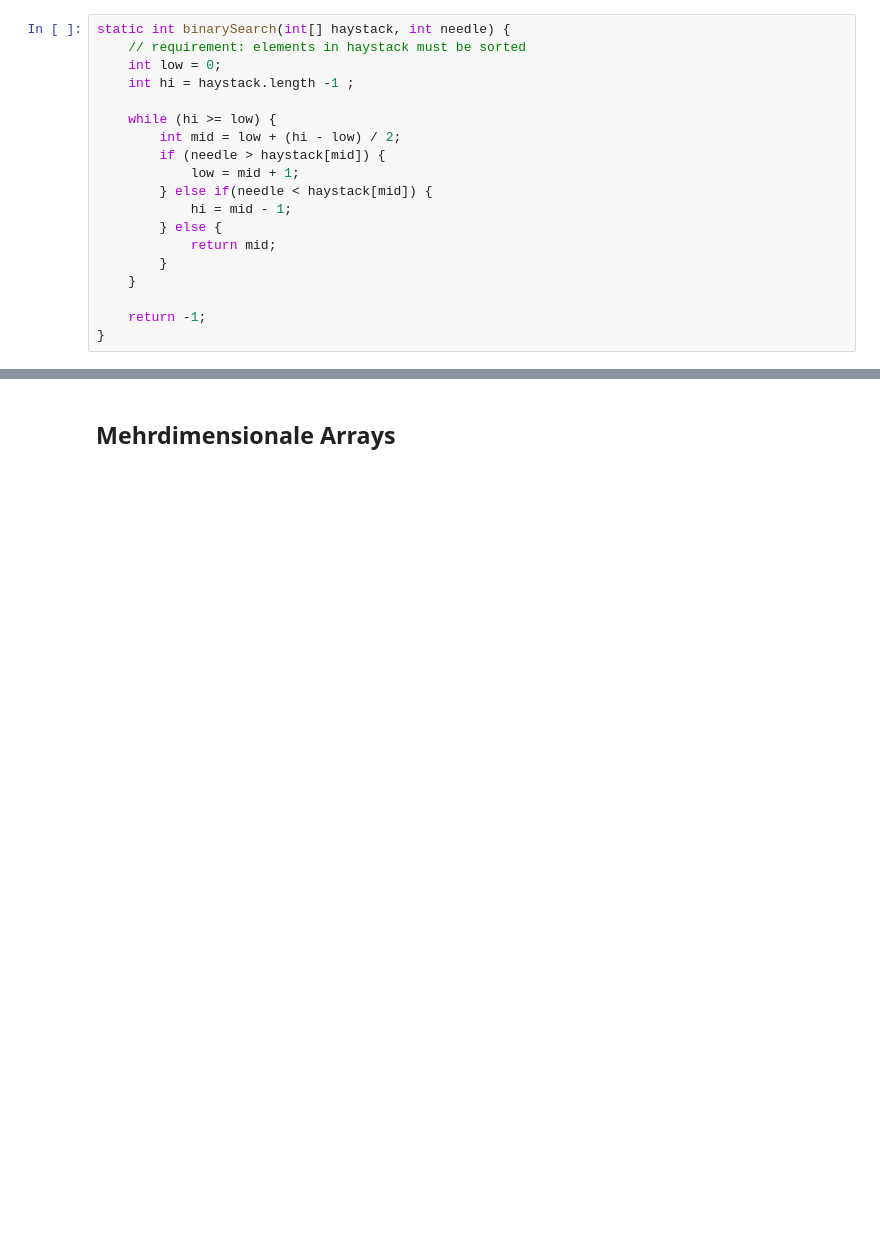
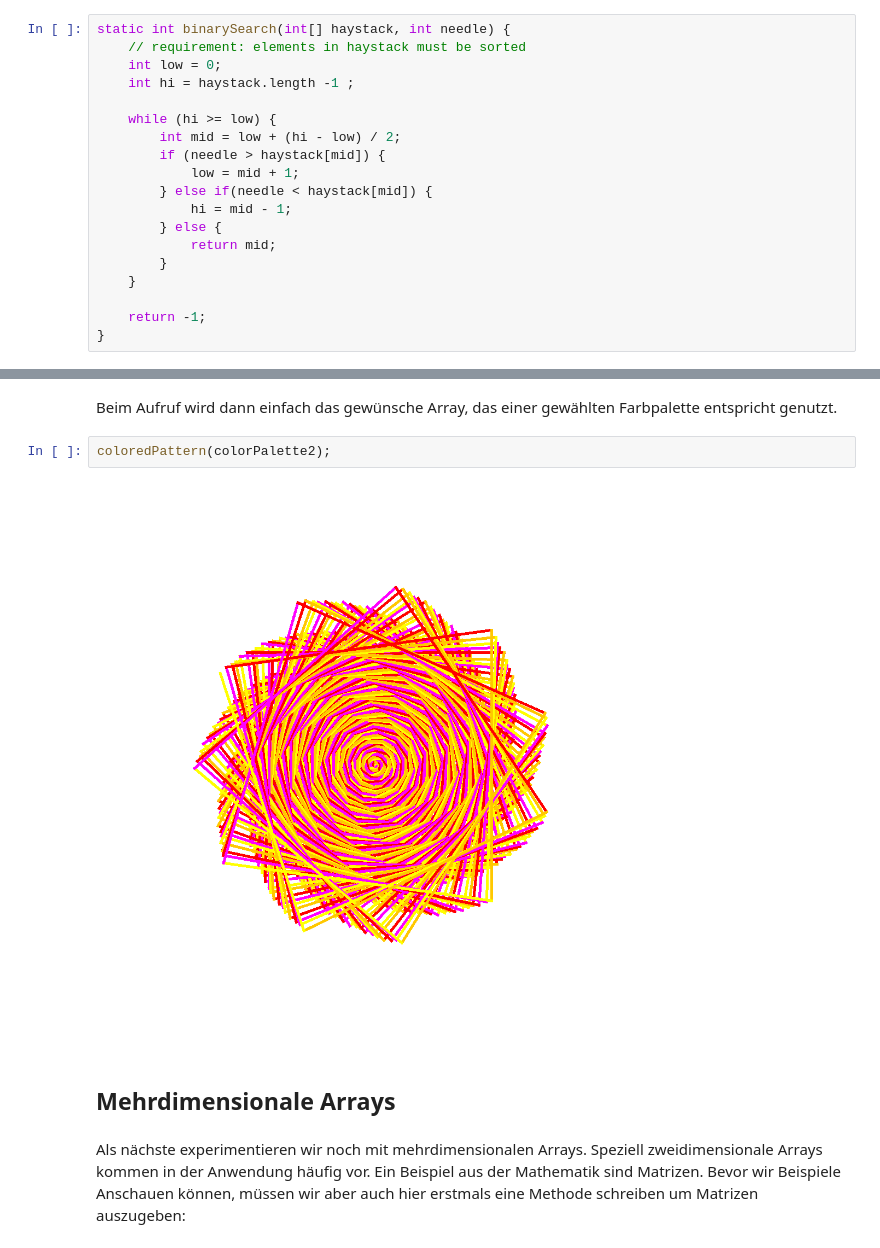
Before and after one commit to unibas-marcelluethi/gdp, a Jupyter notebook: notebooks/Arrays.ipynb, the cells around one changed output, grey strips where cells are left out. Cells and saved outputs as stored; diff of their text form; blank space fills up the shorter version.

```diff
--- a/notebooks/Arrays.ipynb
+++ b/notebooks/Arrays.ipynb
@@ -114,3 +145,11 @@ binarySearchRecursive(b, 8, 0, b.length -1)
+# %% [markdown]
+Beim Aufruf wird dann einfach das gewünsche Array, das einer gewählten Farbpalette entspricht genutzt.
+# %%
+coloredPattern(colorPalette2);
+# %% [output]
+[figure, added]
 # %% [markdown]
 
 ## Mehrdimensionale Arrays
+# %% [markdown]
+Als nächste experimentieren wir noch mit mehrdimensionalen Arrays. Speziell zweidimensionale Arrays kommen in der Anwendung häufig vor. Ein Beispiel aus der Mathematik sind Matrizen. Bevor wir Beispiele Anschauen können, müssen wir aber auch hier erstmals eine Methode schreiben um Matrizen auszugeben:
```
Also changed, not shown: parts of 45 cells of this notebook.
